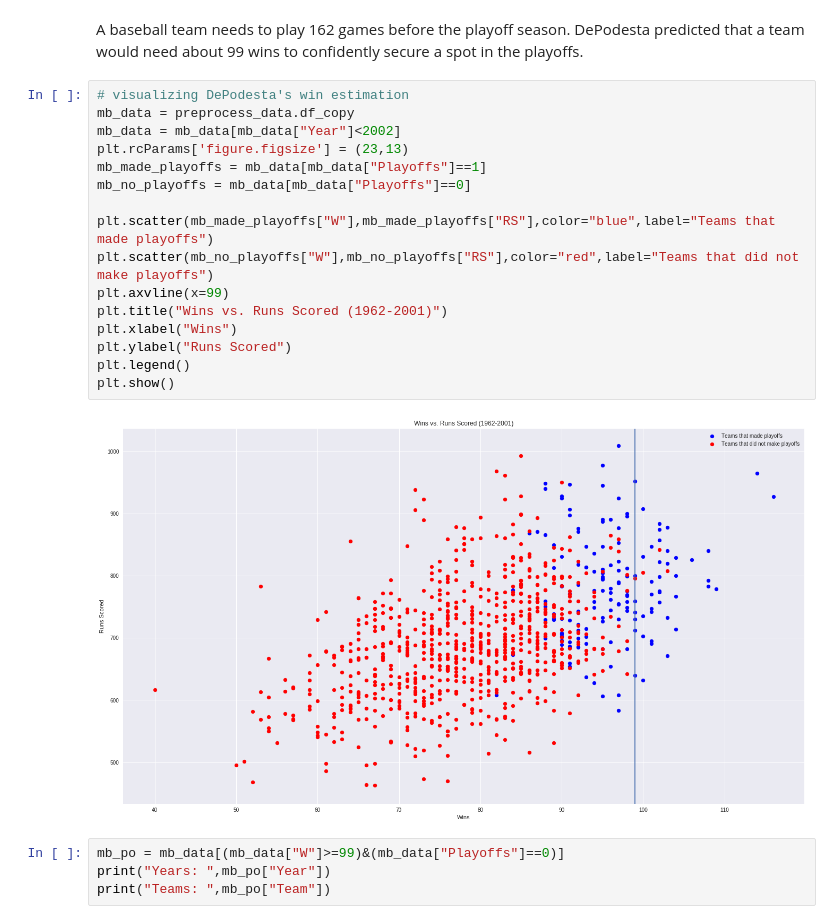
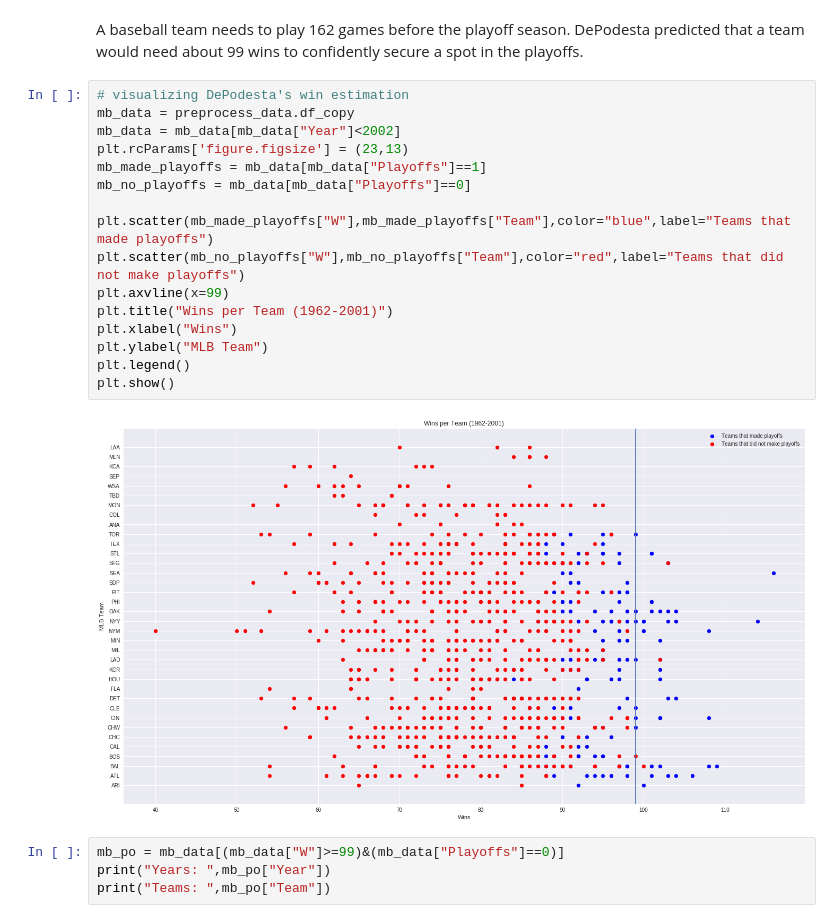
Before and after one commit to GlennSG/Moneyball, a Jupyter notebook: Moneyball Draft 3.ipynb, the cells around one changed output. Drawn from its saved outputs; the diff is of its cells as text.

```diff
--- a/Moneyball Draft 3.ipynb
+++ b/Moneyball Draft 3.ipynb
@@ -66,21 +66,21 @@ A baseball team needs to play 162 games before the playoff season. DePodesta pre
 # %%
 # visualizing DePodesta's win estimation
 mb_data = preprocess_data.df_copy
 mb_data = mb_data[mb_data["Year"]<2002]
 plt.rcParams['figure.figsize'] = (23,13)
 mb_made_playoffs = mb_data[mb_data["Playoffs"]==1]
 mb_no_playoffs = mb_data[mb_data["Playoffs"]==0]
 
-plt.scatter(mb_made_playoffs["W"],mb_made_playoffs["RS"],color="blue",label="Teams that made playoffs")
-plt.scatter(mb_no_playoffs["W"],mb_no_playoffs["RS"],color="red",label="Teams that did not make playoffs")
+plt.scatter(mb_made_playoffs["W"],mb_made_playoffs["Team"],color="blue",label="Teams that made playoffs")
+plt.scatter(mb_no_playoffs["W"],mb_no_playoffs["Team"],color="red",label="Teams that did not make playoffs")
 plt.axvline(x=99)
-plt.title("Wins vs. Runs Scored (1962-2001)")
+plt.title("Wins per Team (1962-2001)")
 plt.xlabel("Wins")
-plt.ylabel("Runs Scored")
+plt.ylabel("MLB Team")
 plt.legend()
 plt.show()
 # %% [output]
-[figure, old version]
+[figure, new version]
 # %%
 mb_po = mb_data[(mb_data["W"]>=99)&(mb_data["Playoffs"]==0)]
 print("Years: ",mb_po["Year"])
```
Also changed, not shown: parts of 59 cells of this notebook, 3 other files.
